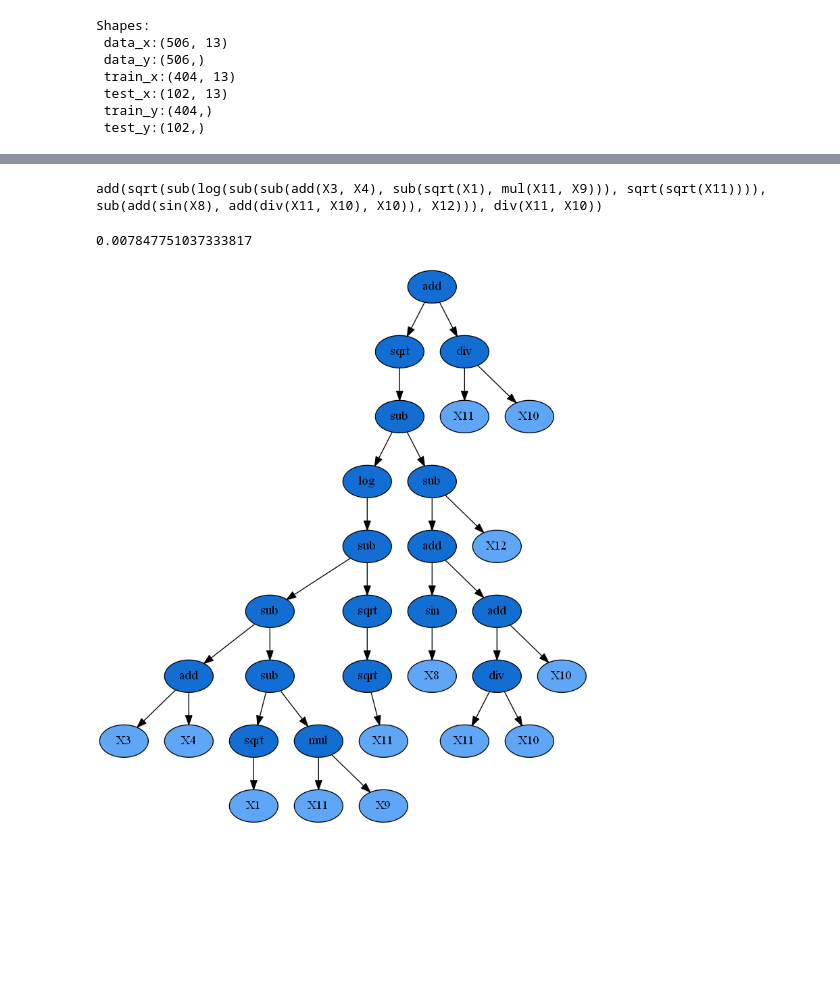
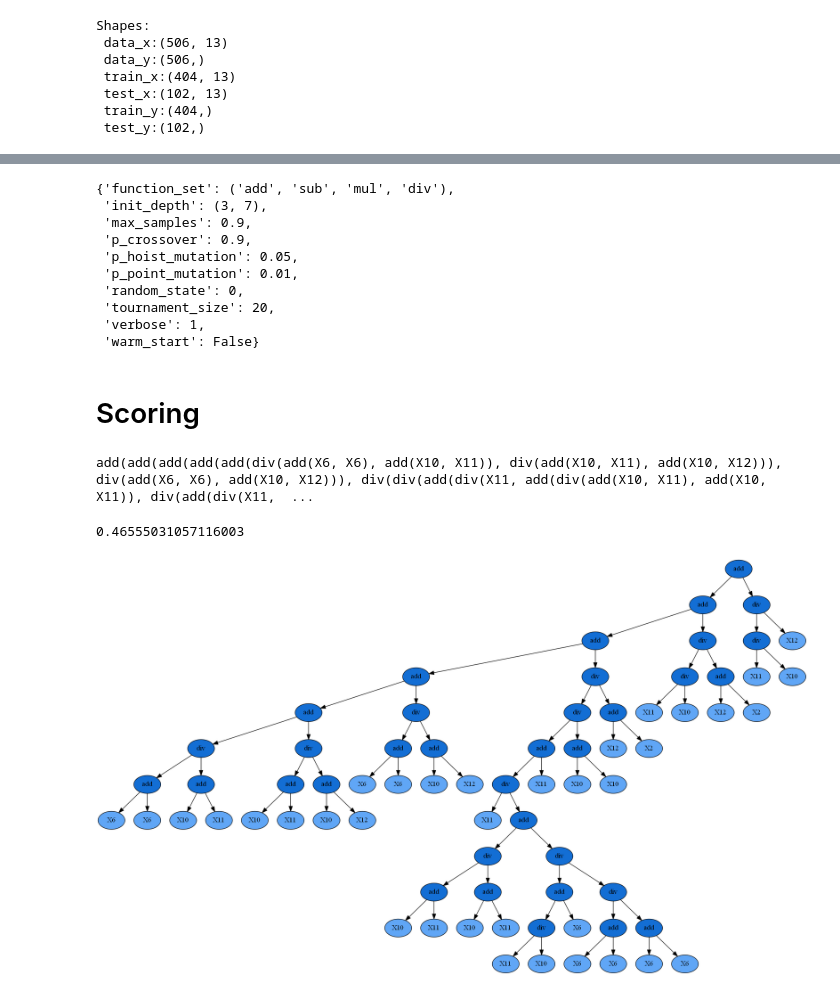
Before and after one commit to DarkGauss/gplearn_guide, a Jupyter notebook: DatasetSymbolicRegression-WithGridSearch.ipynb, the cells around one changed output, grey strips where cells are left out. Cells and saved outputs as stored; diff of their text form; code cells hidden in the pictures; blank space fills up the shorter version.

```diff
--- a/DatasetSymbolicRegression-WithGridSearch.ipynb
+++ b/DatasetSymbolicRegression-WithGridSearch.ipynb
@@ -98,22 +61,0 @@ parameters = {'tournament_size': [5, 10, 20],
-# %%
-#This part sets up the symbolic regressor
-est_gp = SymbolicRegressor(population_size=1000,
-                           generations=10,
-                           tournament_size=20,
-                           init_depth = (4,10),
-                           stopping_criteria=0,
-                           p_crossover=0.9,
-                           p_subtree_mutation=0.01,
-                           p_hoist_mutation=0.01,
-                           p_point_mutation=0.01,
-                           max_samples=0.6,
-                           verbose=1,
-                           parsimony_coefficient=0.001,
-                           random_state=0,
-                           metric = 'rmse',
-                           function_set=('add', 'sub', 'mul', 'div',"sin","log","sqrt"),
-                           n_jobs = 1,
-                           warm_start = True
-                           )
-#This part runs it on our data
-est_gp.fit(train_x, train_y)
@@ -170,0 +64,20 @@ The coefficient R^2 is defined as (1 - u/v), where u is the residual sum of squa
+# %%
+from sklearn.model_selection import GridSearchCV
+est_gp = SymbolicRegressor()
+# %%
+parameters = {'function_set': [('add', 'sub', 'mul', 'div'), ('add', 'sub', 'mul', 'div',
+                'sqrt', 'log', 'abs', 'neg', 'inv','max', 'min')],
+             'init_depth': [(2, 6),(3,7)],
+             'max_samples': [1.0,0.9],
+             'p_crossover': [0.9,0.8],
+             'p_hoist_mutation': [0.01,0.05],
+             'p_point_mutation': [0.01,0.02],
+             'random_state': [0],
+             'tournament_size': [20,10],
+             'verbose': [1],
+             'warm_start': [False]}
+# %%
+#This part sets up the symbolic regressor
+clf = GridSearchCV(est_gp, parameters, cv=5,n_jobs = -1, verbose = 1)
+#This part runs it on our data
+clf.fit(train_x, train_y)
@@ -171,11 +118,26 @@ The coefficient R^2 is defined as (1 - u/v), where u is the residual sum of squa
+# %%
+clf.best_params_
+# %% [output]
+{'function_set': ('add', 'sub', 'mul', 'div'),
+ 'init_depth': (3, 7),
+ 'max_samples': 0.9,
+ 'p_crossover': 0.9,
+ 'p_hoist_mutation': 0.05,
+ 'p_point_mutation': 0.01,
+ 'random_state': 0,
+ 'tournament_size': 20,
+ 'verbose': 1,
+ 'warm_start': False}
+# %% [markdown]
+# Scoring
 # %%
- print(est_gp._program)
-est_gp.score(test_x,test_y)
+ print(clf.best_estimator_._program)
+clf.best_estimator_.score(test_x,test_y)
 # %% [output]
-add(sqrt(sub(log(sub(sub(add(X3, X4), sub(sqrt(X1), mul(X11, X9))), sqrt(sqrt(X11)))), sub(add(sin(X8), add(div(X11, X10), X10)), X12))), div(X11, X10))
+add(add(add(add(add(div(add(X6, X6), add(X10, X11)), div(add(X10, X11), add(X10, X12))), div(add(X6, X6), add(X10, X12))), div(div(add(div(X11, add(div(add(X10, X11), add(X10, X11)), div(add(div(X11,  ...
-0.007847751037333817
+0.46555031057116003
 # %%
-graph = pydotplus.graphviz.graph_from_dot_data(est_gp._program.export_graphviz())
+graph = pydotplus.graphviz.graph_from_dot_data(clf.best_estimator_._program.export_graphviz())
 Image(graph.create_png())
 # %% [output]
-[figure, old version]
+[figure, new version]
```
Also changed, not shown: parts of 8 cells of this notebook, 2 other files.
